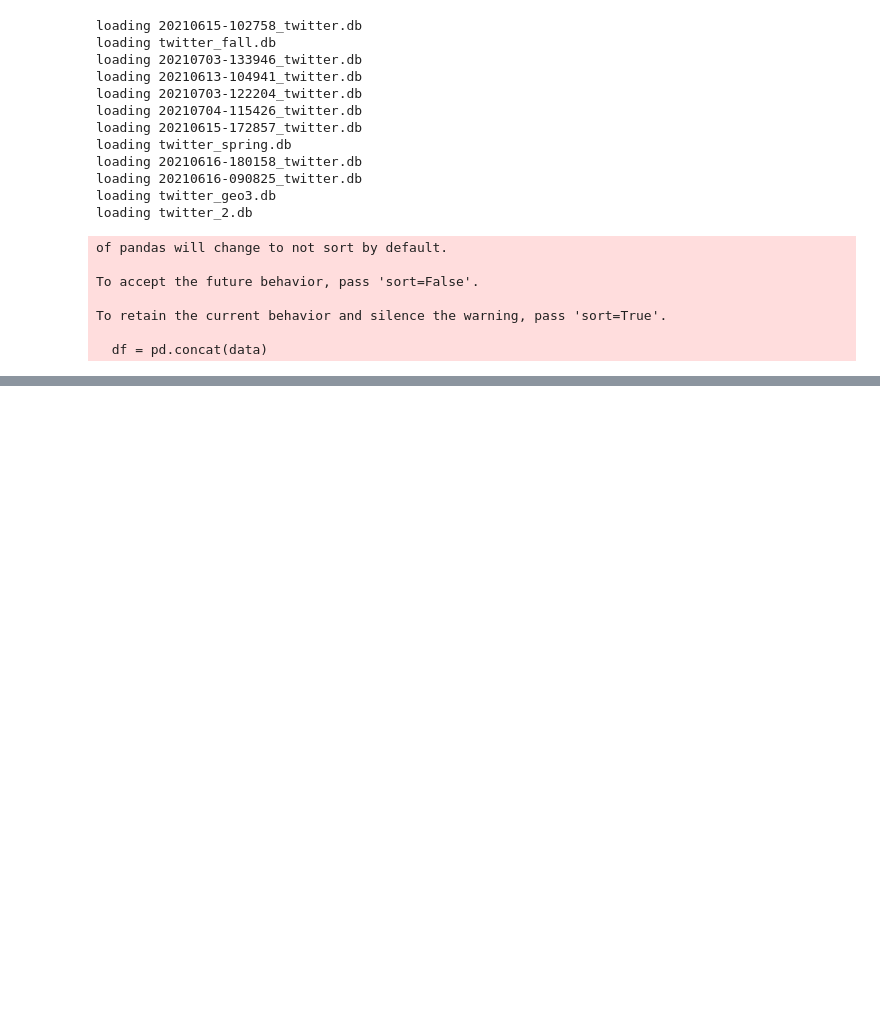
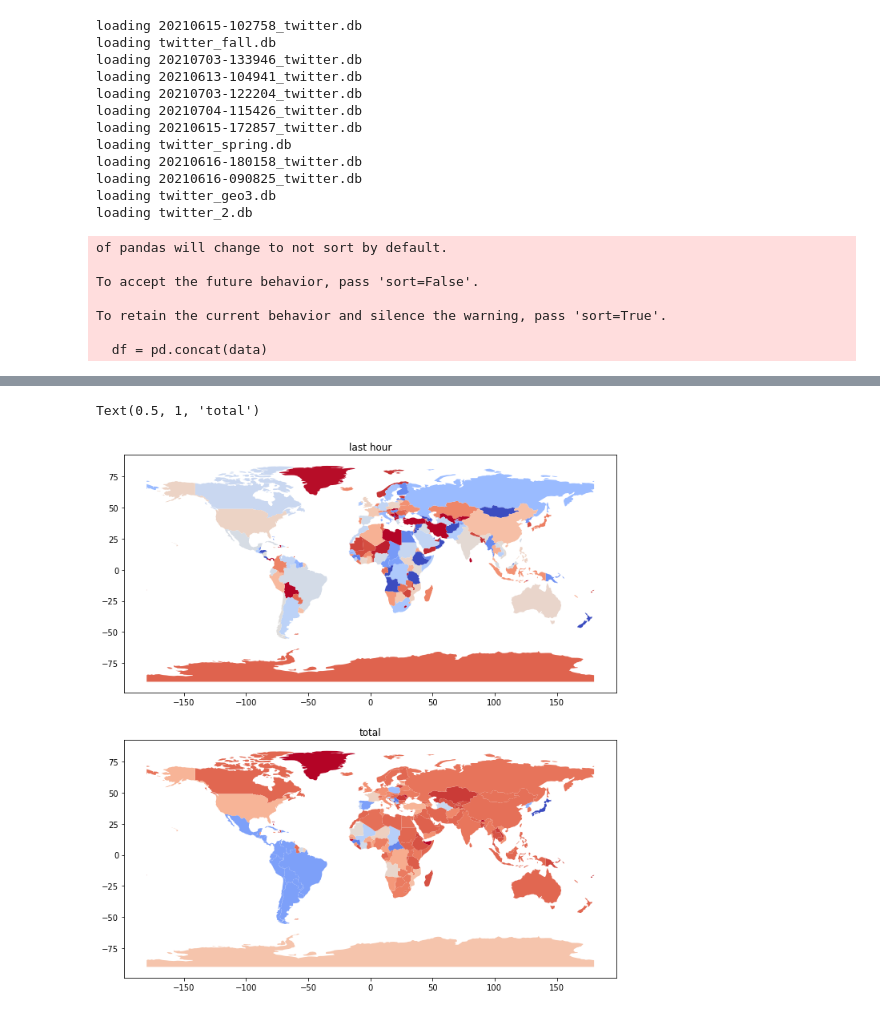
Before and after one commit to DavidTingley/tdi-challenge, a Jupyter notebook: worldScanner.ipynb, the cells around one changed output, grey strips where cells are left out. Cells and saved outputs as stored; diff of their text form; code cells hidden in the pictures; blank space fills up the shorter version.

```diff
--- a/worldScanner.ipynb
+++ b/worldScanner.ipynb
@@ -32,7 +32,7 @@ if not os.path.isfile('/media/data/twitter/twitter_data_clean.csv'):
             # if we don't have location info, or lat/long.. we can drop some rows
             # an older version of my scraper didn't save loc_source but still ~1/50 tweets has lat/long data
             df = df.dropna()
-            df['locatin'] = ''
+            df['location'] = ''
             df['loc_source'] = ''
         dates = ts(df.unix.values/1000)
         df.index = dates
@@ -141,3 +147,15 @@ axes[1].set_title('total')
+# %%
+fig, axes = plt.subplots(nrows=2, ncols=1,figsize=(30,12))
+
+world.dropna().plot(ax=axes[0],column='sentiment_lastHr',cmap='coolwarm',legend=False,vmin=-1,vmax=1)
+axes[0].set_title('last hour')
+
+world.dropna().plot(ax=axes[1],column='sentiment',cmap='coolwarm',legend=False,vmin=-.5,vmax=.5)
+axes[1].set_title('total')
+# interesting differences on average.. Japand and South American tend to have reliably lower sentiment values? Linguistic difference in how english is used?
+# %% [output]
+Text(0.5, 1, 'total')
+[figure, added]
 # %%
 # let's look at temporal dynamics
 result[result['country']=='United States of America']['sentiment'].rolling('200S',min_periods=10).mean().plot(marker='.')
```
Also changed, not shown: parts of 8 cells of this notebook, 2 other files.
